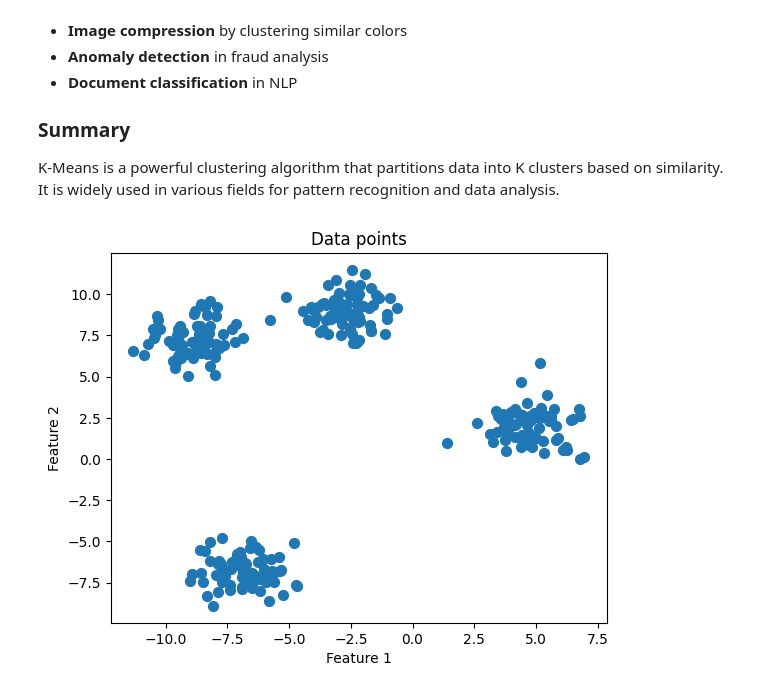
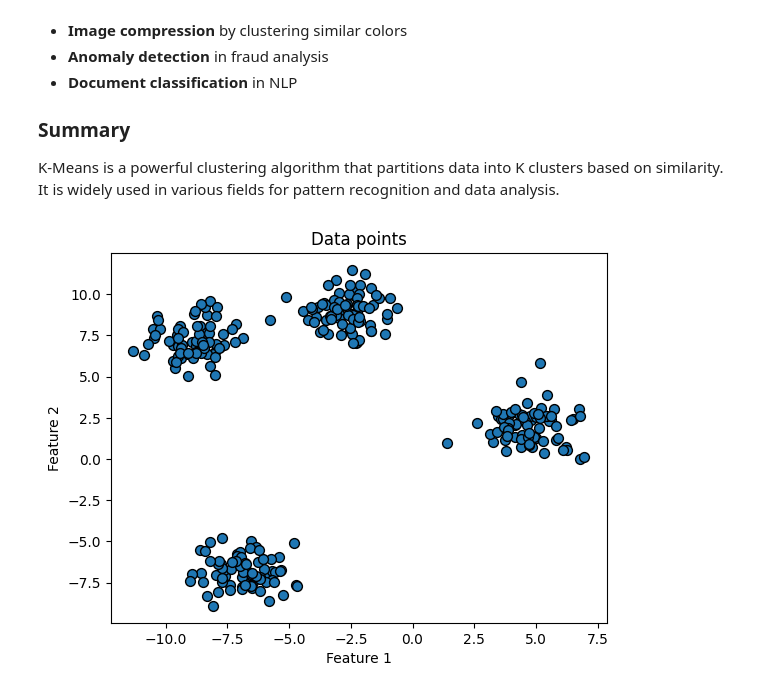
Before and after one commit to samwanyua/Python-for-Deep-Learning, a Jupyter notebook: Tensorflow/K_means_clustering.ipynb, the cells around one changed output. Saved outputs shown, nothing was run; the diff lists cells and outputs as text; code cells hidden in the pictures.

Commit message:
K-means clustering: Visualize the data

```diff
--- a/Tensorflow/K_means_clustering.ipynb
+++ b/Tensorflow/K_means_clustering.ipynb
@@ -99,11 +99,11 @@ X,_ = make_blobs(n_samples=300, centers=4, random_state=42)
 #  X contains the generated data points (features). _ (underscore) is used to ignore the cluster labels.
 # %%
 # Plot the data points
-plt.scatter(X[:,0], X[:,1], s=50 )
+plt.scatter(X[:,0], X[:,1],s=50, cmap='viridis', edgecolors='k')
 # X[:, 0]: Extracts x-coordinates. X[:, 1]: Extracts y-coordinates. s=50: Sets the marker size for better visibility.
 plt.xlabel("Feature 1")
 plt.ylabel("Feature 2")
 plt.title("Data points")
 plt.show()
 # %% [output]
-[figure, old version]
+[figure, new version]
```
